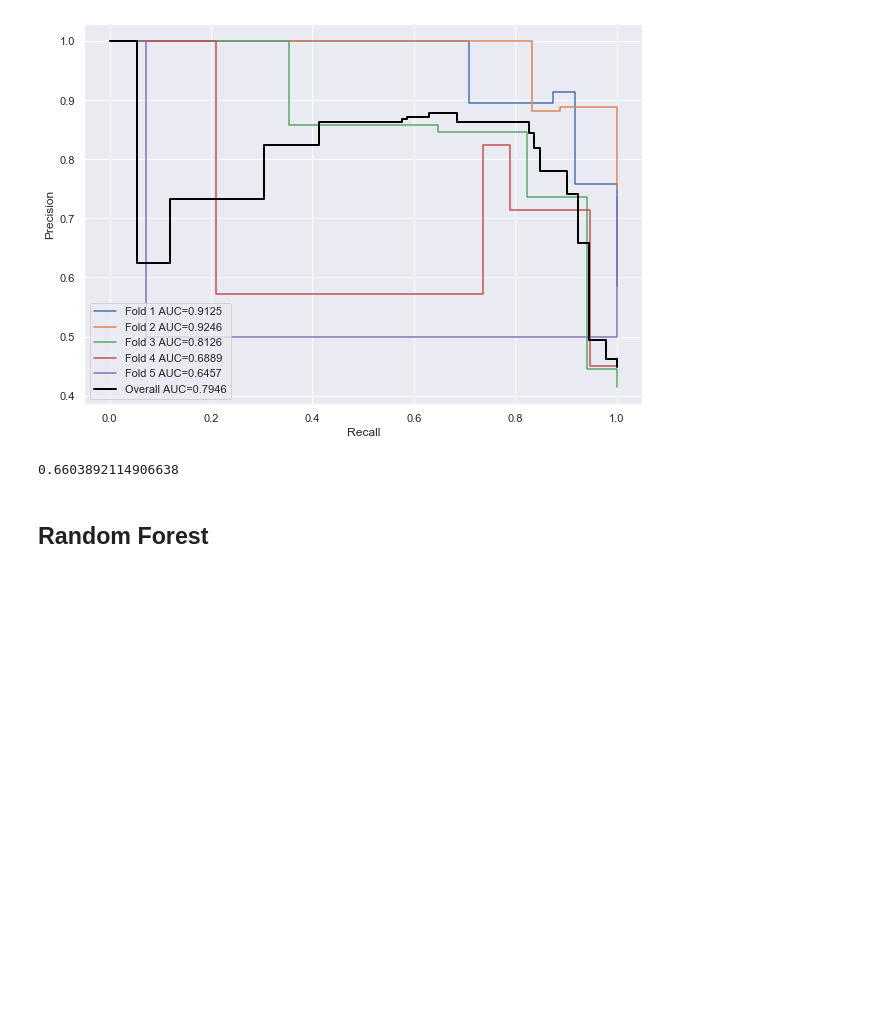
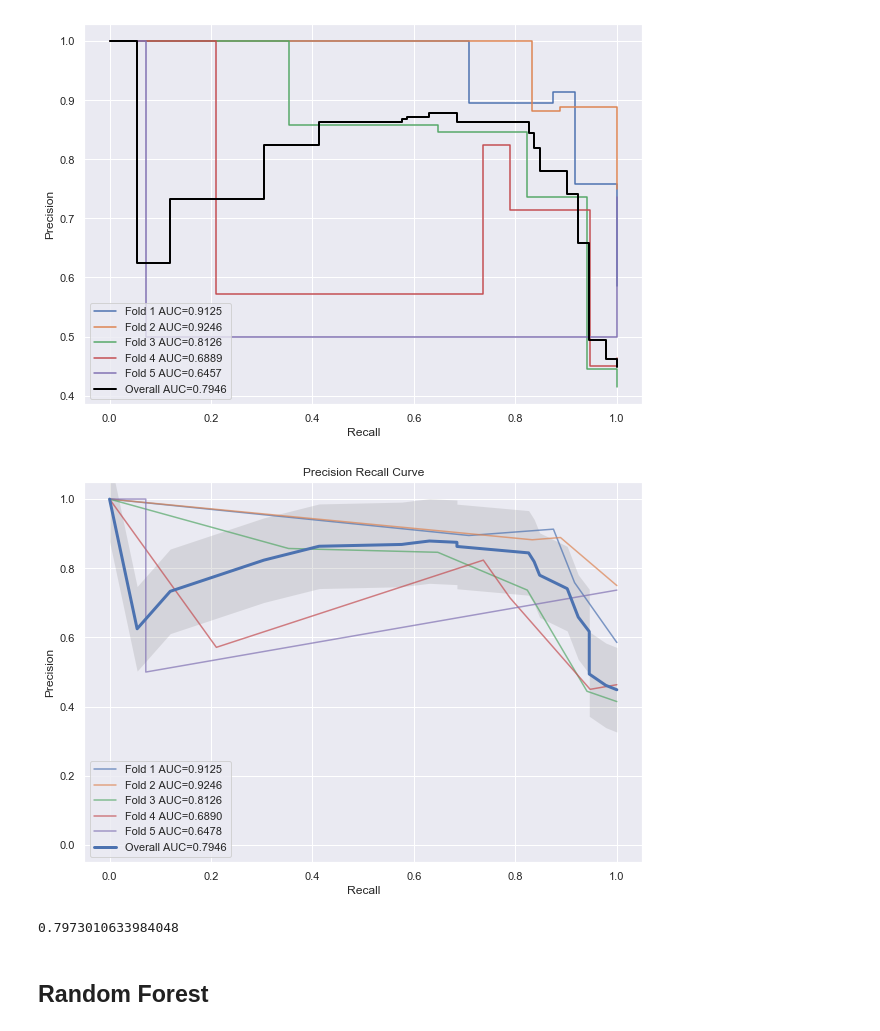
Before and after one commit to christinalchang/ucdavis-sta160, a Jupyter notebook: automobile.ipynb, the cells around one changed output. Saved outputs shown, nothing was run; the diff lists cells and outputs as text; code cells hidden in the pictures; blank space fills up the shorter version.

```diff
--- a/automobile.ipynb
+++ b/automobile.ipynb
@@ -826,11 +774,60 @@ ax.legend(loc='lower left')
 # %% [output]
 <matplotlib.legend.Legend at 0x...>
 [figure]
+# %%
+from sklearn.model_selection import KFold
+k_fold = KFold(n_splits=5, shuffle=True, random_state=12345)
+
+y_real = []
+y_proba = []
+
+precision_array = []
+threshold_array = []
+recall_array = np.linspace(0, 1, 100)
+pr_auc_array = []
+
+fig, ax = plt.subplots(figsize = (10,7))
+for i, (train_index, test_index) in enumerate(k_fold.split(X)):
+    Xtrain, Xtest = X[train_index], X[test_index]
+    ytrain, ytest = y[train_index], y[test_index]
+    classifier.fit(Xtrain, ytrain)
+    pred_proba = classifier.predict_proba(Xtest)
+    precision_fold, recall_fold, thresh = precision_recall_curve(ytest, pred_proba[:,1], pos_label = 'safe')
+    precision_fold, recall_fold, thresh = precision_fold[::-1], recall_fold[::-1], thresh[::-1]  # reverse order of results
+    thresh = np.insert(thresh, 0, 1.0)
+    precision_array = np.interp(recall_array, recall_fold, precision_fold)
+    threshold_array = np.interp(recall_array, recall_fold, thresh)
+    pr_auc = auc(recall_array, precision_array)
+    pr_auc_array.append(pr_auc)
+
+    lab_fold = 'Fold %d AUC=%.4f' % (i+1, pr_auc)
+    plt.plot(recall_fold, precision_fold, alpha=0.7, label=lab_fold)
+    y_real.append(ytest)
+    y_proba.append(pred_proba[:,1])
+
+y_real = np.concatenate(y_real)
+y_proba = np.concatenate(y_proba)
+precision, recall, _ = precision_recall_curve(y_real, y_proba, pos_label = 'safe')
+lab = 'Overall AUC=%.4f' % (auc(recall, precision))
+
+ax.set(xlim=[-0.05, 1.05], ylim=[-0.05, 1.05],
+      title="Precision Recall Curve")
+plt.plot(recall, precision, lw=3,color='b', label=lab)
+plt.legend(loc='lower left')
+plt.xlabel('Recall')
+plt.ylabel('Precision')
+mean_precision = np.mean(precision_array)
+std_precision = np.std(precision_array)
+plt.fill_between(recall, precision + std_precision, precision - std_precision, alpha=0.2,
+                 linewidth=0, color='grey',label=r'$\pm$ 1 std. dev.')
+plt.show()
+# %% [output]
+[figure, added]
 # %%
 # Mean PR AUC
-np.mean(aucs)
+np.mean(pr_auc_array)
 # %% [output]
-0.6603892114906638
+0.7973010633984048
 # %% [markdown]
 ## Random Forest
 # %%
```
Also changed, not shown: parts of 6 cells of this notebook.
